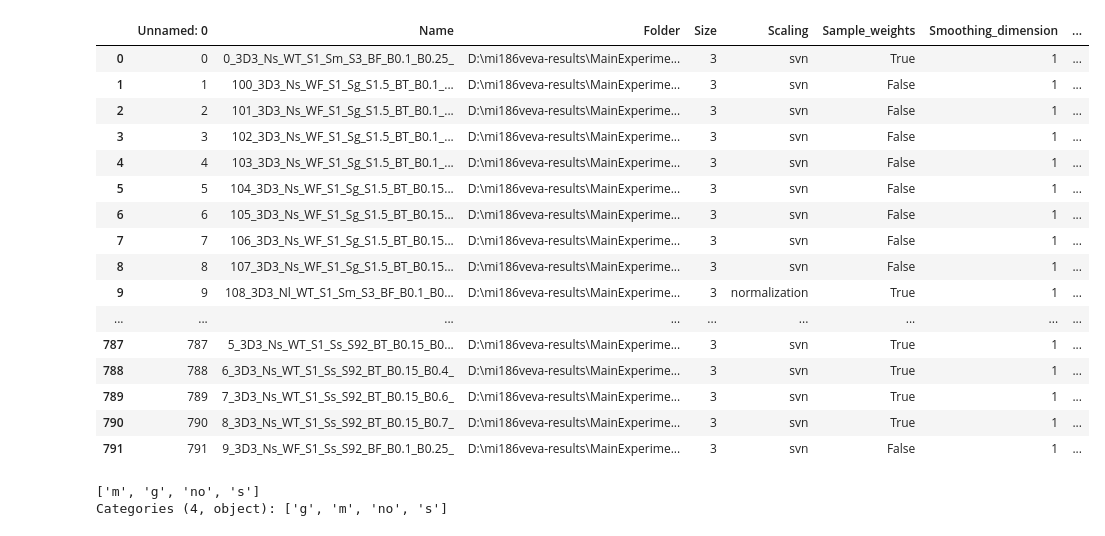
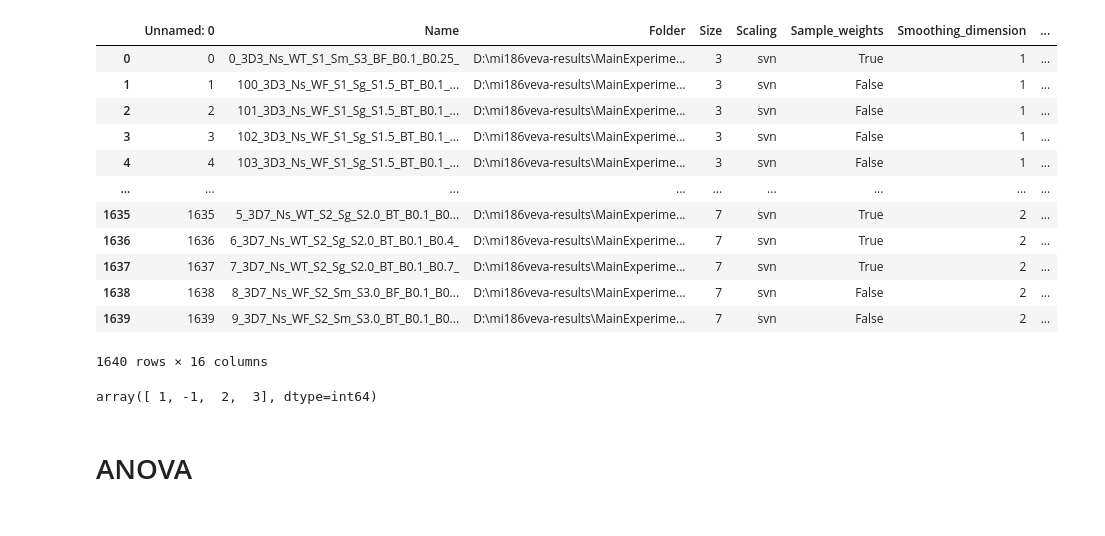
Before and after one commit to msokur/hsi-experiments, a Jupyter notebook: experiments/analyse_experiment.ipynb, the cells around one changed output. Cells and saved outputs as stored; diff of their text form; code cells hidden in the pictures.

```diff
--- a/experiments/analyse_experiment.ipynb
+++ b/experiments/analyse_experiment.ipynb
@@ -28,23 +27,19 @@ import pandas as pd
 
 df = pd.read_csv('../experiments/results.csv')
 # %%
-df[df['Smoothing_dimension'] == 1]
+df
 # %% [output]
 |  | Unnamed: 0 | Name | Folder | Size | Scaling | Sample_weights | Smoothing_dimension | ... |
 | 0 | 0 | 0_3D3_Ns_WT_S1_Sm_S3_BF_B0.1_B0.25_ | D:\mi186veva-results\MainExperime... | 3 | svn | True | 1 | ... |
 | 1 | 1 | 100_3D3_Ns_WF_S1_Sg_S1.5_BT_B0.1_... | D:\mi186veva-results\MainExperime... | 3 | svn | False | 1 | ... |
 | 2 | 2 | 101_3D3_Ns_WF_S1_Sg_S1.5_BT_B0.1_... | D:\mi186veva-results\MainExperime... | 3 | svn | False | 1 | ... |
 | 3 | 3 | 102_3D3_Ns_WF_S1_Sg_S1.5_BT_B0.1_... | D:\mi186veva-results\MainExperime... | 3 | svn | False | 1 | ... |
 | 4 | 4 | 103_3D3_Ns_WF_S1_Sg_S1.5_BT_B0.1_... | D:\mi186veva-results\MainExperime... | 3 | svn | False | 1 | ... |
-| 5 | 5 | 104_3D3_Ns_WF_S1_Sg_S1.5_BT_B0.15... | D:\mi186veva-results\MainExperime... | 3 | svn | False | 1 | ... |
-| 6 | 6 | 105_3D3_Ns_WF_S1_Sg_S1.5_BT_B0.15... | D:\mi186veva-results\MainExperime... | 3 | svn | False | 1 | ... |
-| 7 | 7 | 106_3D3_Ns_WF_S1_Sg_S1.5_BT_B0.15... | D:\mi186veva-results\MainExperime... | 3 | svn | False | 1 | ... |
-| 8 | 8 | 107_3D3_Ns_WF_S1_Sg_S1.5_BT_B0.15... | D:\mi186veva-results\MainExperime... | 3 | svn | False | 1 | ... |
-| 9 | 9 | 108_3D3_Nl_WT_S1_Sm_S3_BF_B0.1_B0... | D:\mi186veva-results\MainExperime... | 3 | normalization | True | 1 | ... |
 | ... | ... | ... | ... | ... | ... | ... | ... | ... |
-| 787 | 787 | 5_3D3_Ns_WT_S1_Ss_S92_BT_B0.15_B0... | D:\mi186veva-results\MainExperime... | 3 | svn | True | 1 | ... |
-| 788 | 788 | 6_3D3_Ns_WT_S1_Ss_S92_BT_B0.15_B0.4_ | D:\mi186veva-results\MainExperime... | 3 | svn | True | 1 | ... |
-| 789 | 789 | 7_3D3_Ns_WT_S1_Ss_S92_BT_B0.15_B0.6_ | D:\mi186veva-results\MainExperime... | 3 | svn | True | 1 | ... |
-| 790 | 790 | 8_3D3_Ns_WT_S1_Ss_S92_BT_B0.15_B0.7_ | D:\mi186veva-results\MainExperime... | 3 | svn | True | 1 | ... |
-| 791 | 791 | 9_3D3_Ns_WF_S1_Ss_S92_BF_B0.1_B0.25_ | D:\mi186veva-results\MainExperime... | 3 | svn | False | 1 | ... |
+| 1635 | 1635 | 5_3D7_Ns_WT_S2_Sg_S2.0_BT_B0.1_B0... | D:\mi186veva-results\MainExperime... | 7 | svn | True | 2 | ... |
+| 1636 | 1636 | 6_3D7_Ns_WT_S2_Sg_S2.0_BT_B0.1_B0.4_ | D:\mi186veva-results\MainExperime... | 7 | svn | True | 2 | ... |
+| 1637 | 1637 | 7_3D7_Ns_WT_S2_Sg_S2.0_BT_B0.1_B0.7_ | D:\mi186veva-results\MainExperime... | 7 | svn | True | 2 | ... |
+| 1638 | 1638 | 8_3D7_Ns_WF_S2_Sm_S3.0_BF_B0.1_B0... | D:\mi186veva-results\MainExperime... | 7 | svn | False | 2 | ... |
+| 1639 | 1639 | 9_3D7_Ns_WF_S2_Sm_S3.0_BT_B0.1_B0... | D:\mi186veva-results\MainExperime... | 7 | svn | False | 2 | ... |
+1640 rows × 16 columns
 # %%
@@ -55,8 +50,9 @@ df['Background'] = df['Background'].astype('category')
-# %%
-df['Smoothing_algorithm'].unique()
-# %% [output]
-['m', 'g', 'no', 's']
-Categories (4, object): ['g', 'm', 'no', 's']
+# %%
+df['Smoothing_dimension'].unique()
+# %% [output]
+array([ 1, -1,  2,  3], dtype=int64)
+# %% [markdown]
+<h1>ANOVA</h1>
 # %%
 import statsmodels.api as sm
 from statsmodels.formula.api import ols
```
Also changed, not shown: parts of 23 cells of this notebook, 3 other files.
